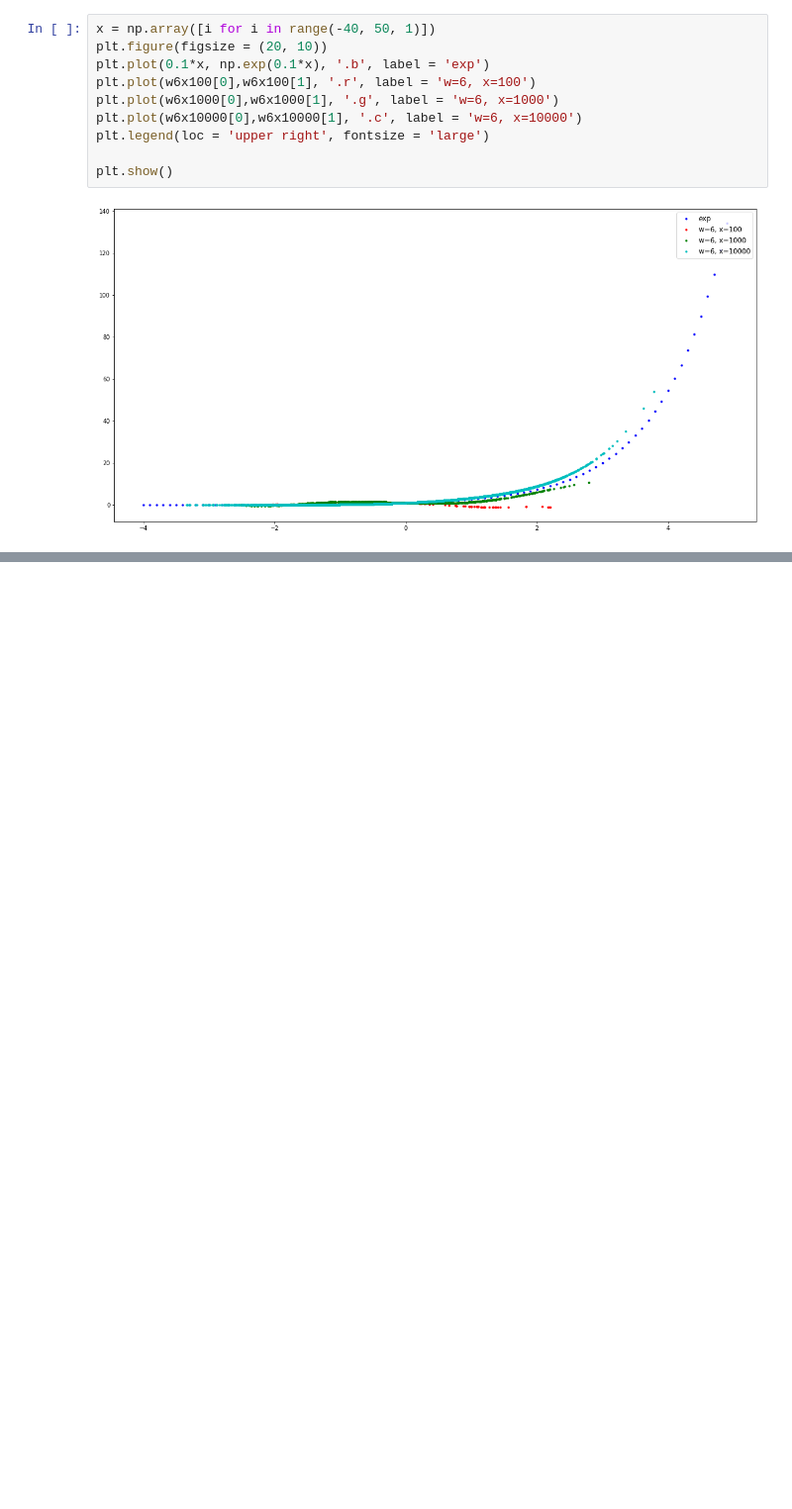
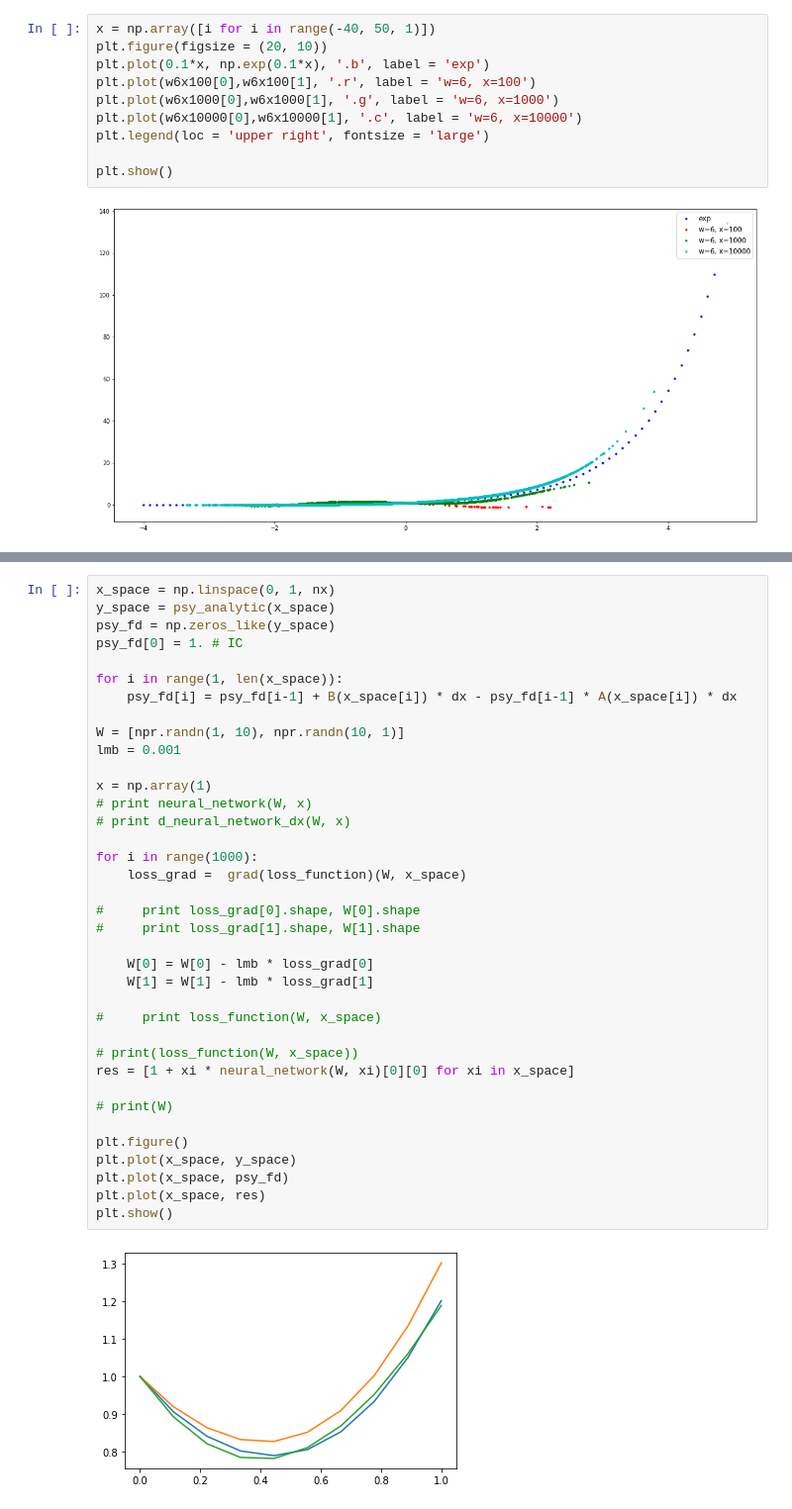
Before and after one commit to KyungRyeolBaek/study, a Jupyter notebook: AI study/Linear Regression/2021-06-21_linear_regression_1.ipynb, the cells around one changed output, grey strips where cells are left out. Shown at 99% size. Cells and saved outputs as stored; diff of their text form; blank space fills up the shorter version.

```diff
--- a/AI study/Linear Regression/2021-06-21_linear_regression_1.ipynb
+++ b/AI study/Linear Regression/2021-06-21_linear_regression_1.ipynb
@@ -407,0 +359,39 @@ plt.show()
+# %%
+x_space = np.linspace(0, 1, nx)
+y_space = psy_analytic(x_space)
+psy_fd = np.zeros_like(y_space)
+psy_fd[0] = 1. # IC
+
+for i in range(1, len(x_space)):
+    psy_fd[i] = psy_fd[i-1] + B(x_space[i]) * dx - psy_fd[i-1] * A(x_space[i]) * dx
+
+W = [npr.randn(1, 10), npr.randn(10, 1)]
+lmb = 0.001
+
+x = np.array(1)
+# print neural_network(W, x)
+# print d_neural_network_dx(W, x)
+
+for i in range(1000):
+    loss_grad =  grad(loss_function)(W, x_space)
+
+#     print loss_grad[0].shape, W[0].shape
+#     print loss_grad[1].shape, W[1].shape
+
+    W[0] = W[0] - lmb * loss_grad[0]
+    W[1] = W[1] - lmb * loss_grad[1]
+
+#     print loss_function(W, x_space)
+
+# print(loss_function(W, x_space))
+res = [1 + xi * neural_network(W, xi)[0][0] for xi in x_space]
+
+# print(W)
+
+plt.figure()
+plt.plot(x_space, y_space)
+plt.plot(x_space, psy_fd)
+plt.plot(x_space, res)
+plt.show()
+# %% [output]
+[figure, added]
```
Also changed, not shown: parts of 6 cells of this notebook.
